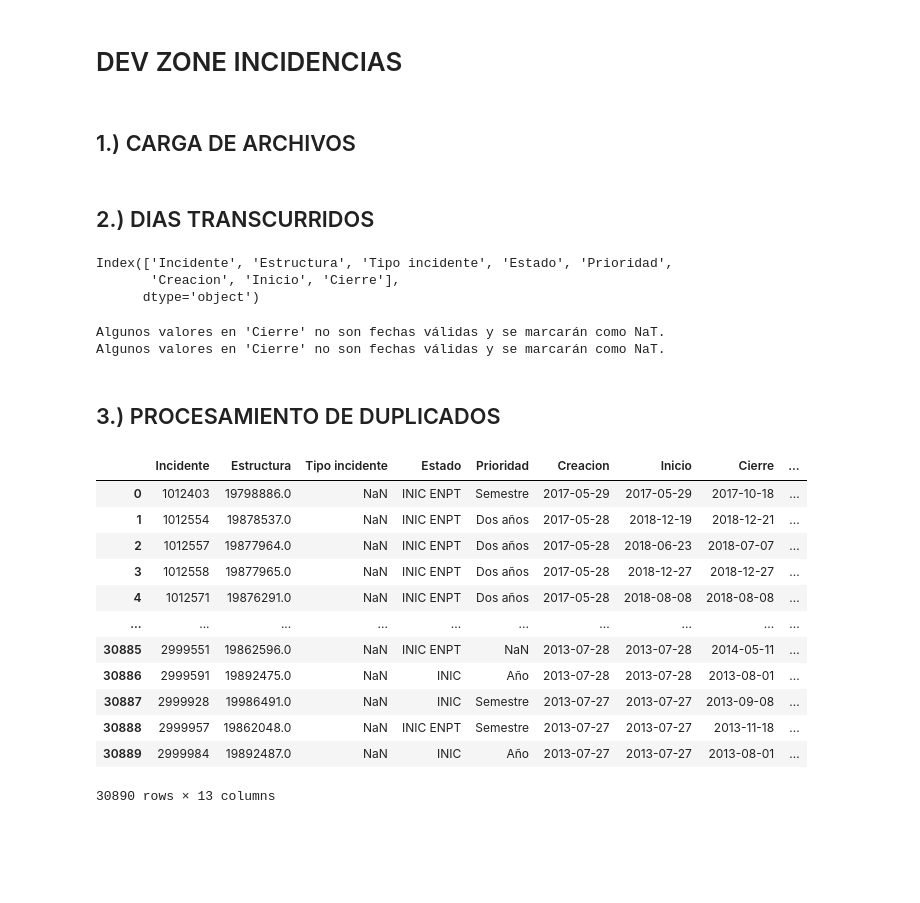
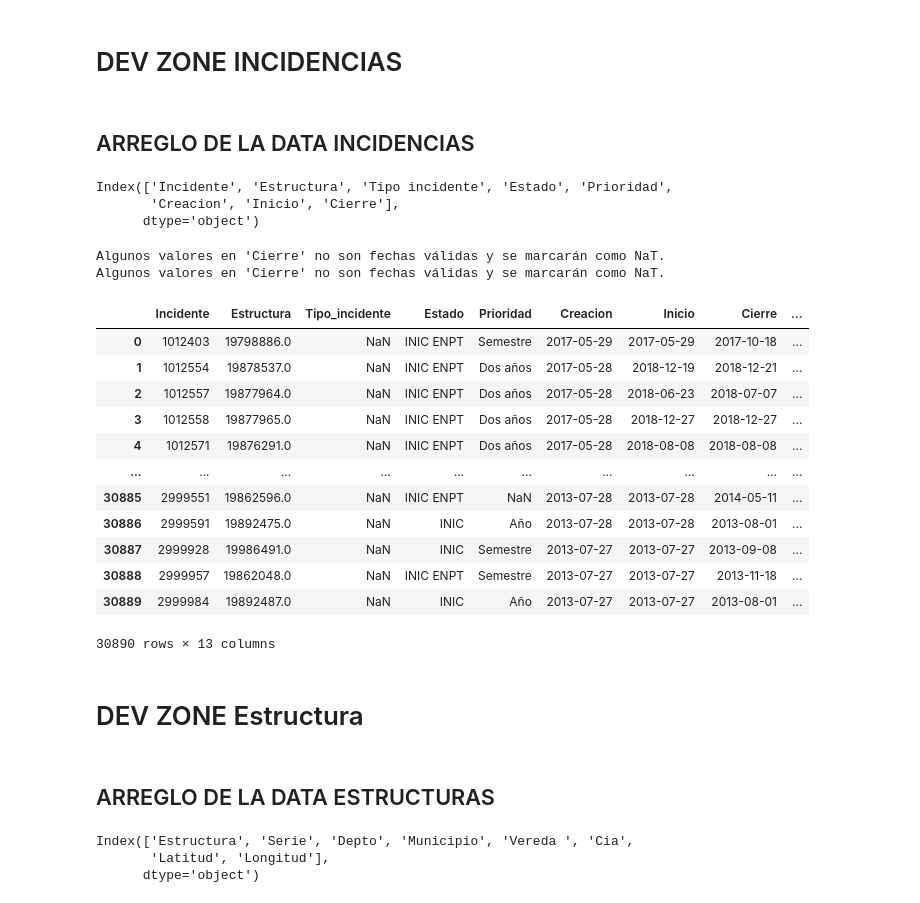
Before and after one commit to WMARBAR/CProgram_incidencias, a Jupyter notebook: constructor4_proyecto_II.ipynb, the cells around one changed output. Drawn from its saved outputs; the diff is of its cells as text; code cells hidden in the pictures; blank space fills up the shorter version.

```diff
--- a/constructor4_proyecto_II.ipynb
+++ b/constructor4_proyecto_II.ipynb
@@ -161,4 +202,2 @@ def nan_detector_column(df, col):
 # %% [markdown]
 # DEV ZONE INCIDENCIAS
-# %% [markdown]
-## 1.) CARGA DE ARCHIVOS
@@ -169,5 +204,5 @@ df_estructura = load_excel("./input/estructura1.xlsx")
-# %% [markdown]
-## 2.) DIAS TRANSCURRIDOS
+# %% [markdown]
+## ARREGLO DE LA DATA INCIDENCIAS
 # %%
 df_incidentes.columns
 # %% [output]
@@ -177,29 +212,36 @@ Index(['Incidente', 'Estructura', 'Tipo incidente', 'Estado', 'Prioridad',
 # %%
 df_incidentes=delta_dates(df_incidentes,'Creacion','Inicio')
 df_incidentes=delta_dates(df_incidentes,'Creacion','Cierre')
 df_incidentes=delta_dates(df_incidentes,'Inicio','Cierre')
+df_incidentes=key_generator(df_incidentes,['Incidente','Estructura'])
+df_incidentes=drop_nan_by_column(df_incidentes,'Estructura')
+df_incidentes=deduplicar_incidentes(df_incidentes)
+df_incidentes=nan_detector_column(df_incidentes,'Cierre')
+df_incidentes=limpiar_nombres_columnas(df_incidentes)
+df_incidentes
 # %% [output]
 Algunos valores en 'Cierre' no son fechas válidas y se marcarán como NaT.
 Algunos valores en 'Cierre' no son fechas válidas y se marcarán como NaT.
+|  | Incidente | Estructura | Tipo_incidente | Estado | Prioridad | Creacion | Inicio | Cierre | ... |
+| 0 | 1012403 | 19798886.0 | NaN | INIC ENPT | Semestre | 2017-05-29 | 2017-05-29 | 2017-10-18 | ... |
+| 1 | 1012554 | 19878537.0 | NaN | INIC ENPT | Dos años | 2017-05-28 | 2018-12-19 | 2018-12-21 | ... |
+| 2 | 1012557 | 19877964.0 | NaN | INIC ENPT | Dos años | 2017-05-28 | 2018-06-23 | 2018-07-07 | ... |
+| 3 | 1012558 | 19877965.0 | NaN | INIC ENPT | Dos años | 2017-05-28 | 2018-12-27 | 2018-12-27 | ... |
+| 4 | 1012571 | 19876291.0 | NaN | INIC ENPT | Dos años | 2017-05-28 | 2018-08-08 | 2018-08-08 | ... |
+| ... | ... | ... | ... | ... | ... | ... | ... | ... | ... |
+| 30885 | 2999551 | 19862596.0 | NaN | INIC ENPT | NaN | 2013-07-28 | 2013-07-28 | 2014-05-11 | ... |
+| 30886 | 2999591 | 19892475.0 | NaN | INIC | Año | 2013-07-28 | 2013-07-28 | 2013-08-01 | ... |
+| 30887 | 2999928 | 19986491.0 | NaN | INIC | Semestre | 2013-07-27 | 2013-07-27 | 2013-09-08 | ... |
+| 30888 | 2999957 | 19862048.0 | NaN | INIC ENPT | Semestre | 2013-07-27 | 2013-07-27 | 2013-11-18 | ... |
+| 30889 | 2999984 | 19892487.0 | NaN | INIC | Año | 2013-07-27 | 2013-07-27 | 2013-08-01 | ... |
+30890 rows × 13 columns
-# %% [markdown]
-## 3.) PROCESAMIENTO DE DUPLICADOS
-# %%
-df_incidentes=key_generator(df_incidentes,['Incidente','Estructura'])
-df_incidentes=drop_nan_by_column(df_incidentes,'Estructura')
-df_incidentes=deduplicar_incidentes(df_incidentes)
-df_incidentes=nan_detector_column(df_incidentes,'Cierre')
-df_incidentes
-# %% [output]
-|  | Incidente | Estructura | Tipo incidente | Estado | Prioridad | Creacion | Inicio | Cierre | ... |
-| 0 | 1012403 | 19798886.0 | NaN | INIC ENPT | Semestre | 2017-05-29 | 2017-05-29 | 2017-10-18 | ... |
-| 1 | 1012554 | 19878537.0 | NaN | INIC ENPT | Dos años | 2017-05-28 | 2018-12-19 | 2018-12-21 | ... |
-| 2 | 1012557 | 19877964.0 | NaN | INIC ENPT | Dos años | 2017-05-28 | 2018-06-23 | 2018-07-07 | ... |
-| 3 | 1012558 | 19877965.0 | NaN | INIC ENPT | Dos años | 2017-05-28 | 2018-12-27 | 2018-12-27 | ... |
-| 4 | 1012571 | 19876291.0 | NaN | INIC ENPT | Dos años | 2017-05-28 | 2018-08-08 | 2018-08-08 | ... |
-| ... | ... | ... | ... | ... | ... | ... | ... | ... | ... |
-| 30885 | 2999551 | 19862596.0 | NaN | INIC ENPT | NaN | 2013-07-28 | 2013-07-28 | 2014-05-11 | ... |
-| 30886 | 2999591 | 19892475.0 | NaN | INIC | Año | 2013-07-28 | 2013-07-28 | 2013-08-01 | ... |
-| 30887 | 2999928 | 19986491.0 | NaN | INIC | Semestre | 2013-07-27 | 2013-07-27 | 2013-09-08 | ... |
-| 30888 | 2999957 | 19862048.0 | NaN | INIC ENPT | Semestre | 2013-07-27 | 2013-07-27 | 2013-11-18 | ... |
-| 30889 | 2999984 | 19892487.0 | NaN | INIC | Año | 2013-07-27 | 2013-07-27 | 2013-08-01 | ... |
-30890 rows × 13 columns
+# %% [markdown]
+# DEV ZONE Estructura
+# %% [markdown]
+## ARREGLO DE LA DATA ESTRUCTURAS
+# %%
+df_estructura.columns
+# %% [output]
+Index(['Estructura', 'Serie', 'Depto', 'Municipio', 'Vereda ', 'Cia',
+       'Latitud', 'Longitud'],
+      dtype='object')
```
Also changed, not shown: parts of 6 cells of this notebook.
